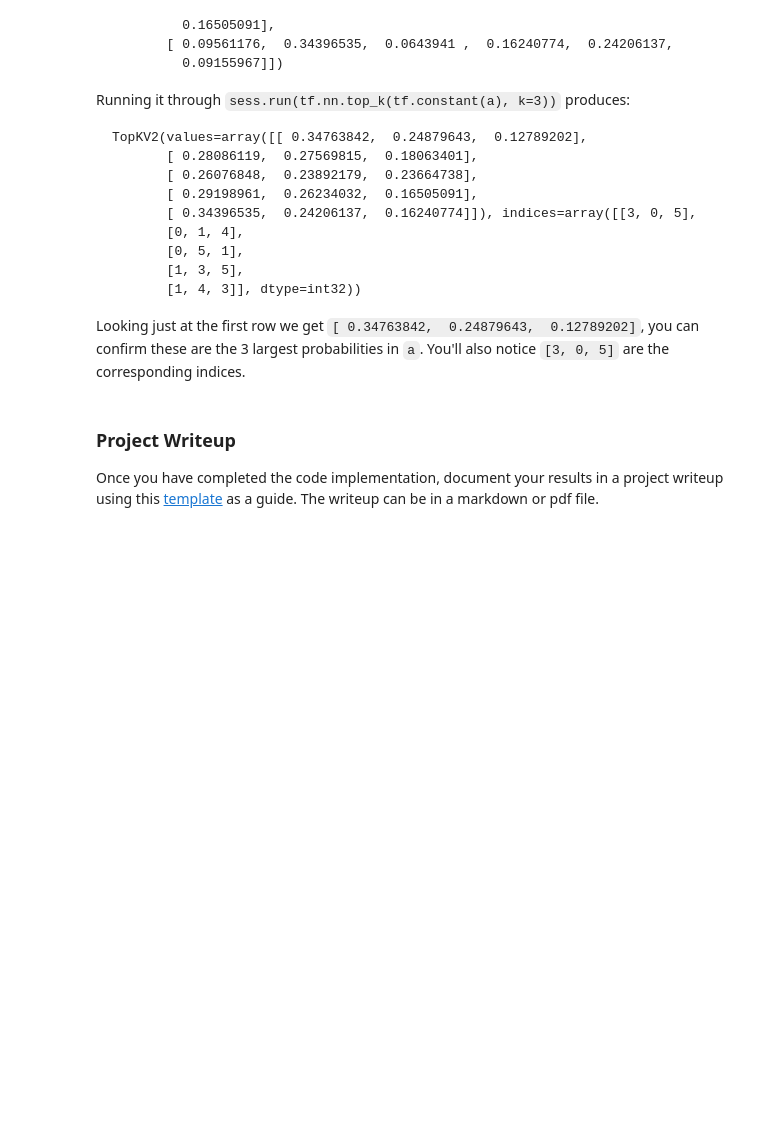
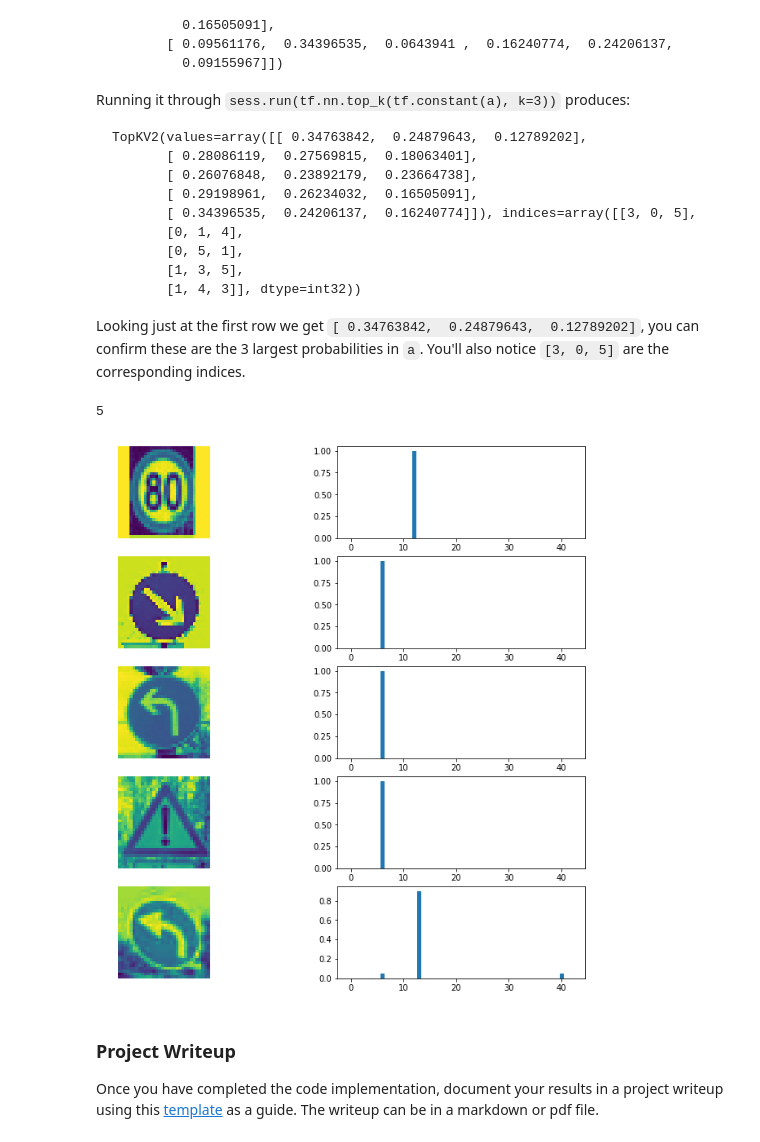
Before and after one commit to dimonge/Traffic-Sign-Classifier, a Jupyter notebook: Traffic_Sign_Classifier.ipynb, the cells around one changed output. Saved outputs shown, nothing was run; the diff lists cells and outputs as text; code cells hidden in the pictures; blank space fills up the shorter version.

```diff
--- a/Traffic_Sign_Classifier.ipynb
+++ b/Traffic_Sign_Classifier.ipynb
@@ -441,6 +511,28 @@ Looking just at the first row we get `[ 0.34763842,  0.24879643,  0.12789202]`,
 # %%
 ### Print out the top five softmax probabilities for the predictions on the German traffic sign images found on the web.
 ### Feel free to use as many code cells as needed.
+softmax_logits = tf.nn.softmax(logits)
+nn_top_k = tf.nn.top_k(softmax_logits, k=3)
+
+with tf.Session() as session:
+    session.run(initialize_global_variable)
+    saver_new_sign = tf.train.import_meta_graph('./lenet.meta')
+    saver_new_sign.restore(session, './lenet')
+    softmax = session.run(softmax_logits, feed_dict={x: images, keep_prob: 1.0})
+    top_k = session.run(nn_top_k, feed_dict={x: images, keep_prob: 1.0})
+# %%
+figure, axis = plt.subplots(5, 2, figsize=(12,12))
+axis = axis.ravel()
+
+for index in range(len(softmax) * 2):
+    if index%2 == 0:
+        axis[index].axis('off')
+        axis[index].imshow(images[index//2].squeeze())
+    else:
+        axis[index].bar(np.arange(n_classes), softmax[(index-1)//2])
+# %% [output]
+5
+[figure, added]
 # %% [markdown]
 ### Project Writeup
 
```
Also changed, not shown: parts of 9 cells of this notebook, 15 other files.
